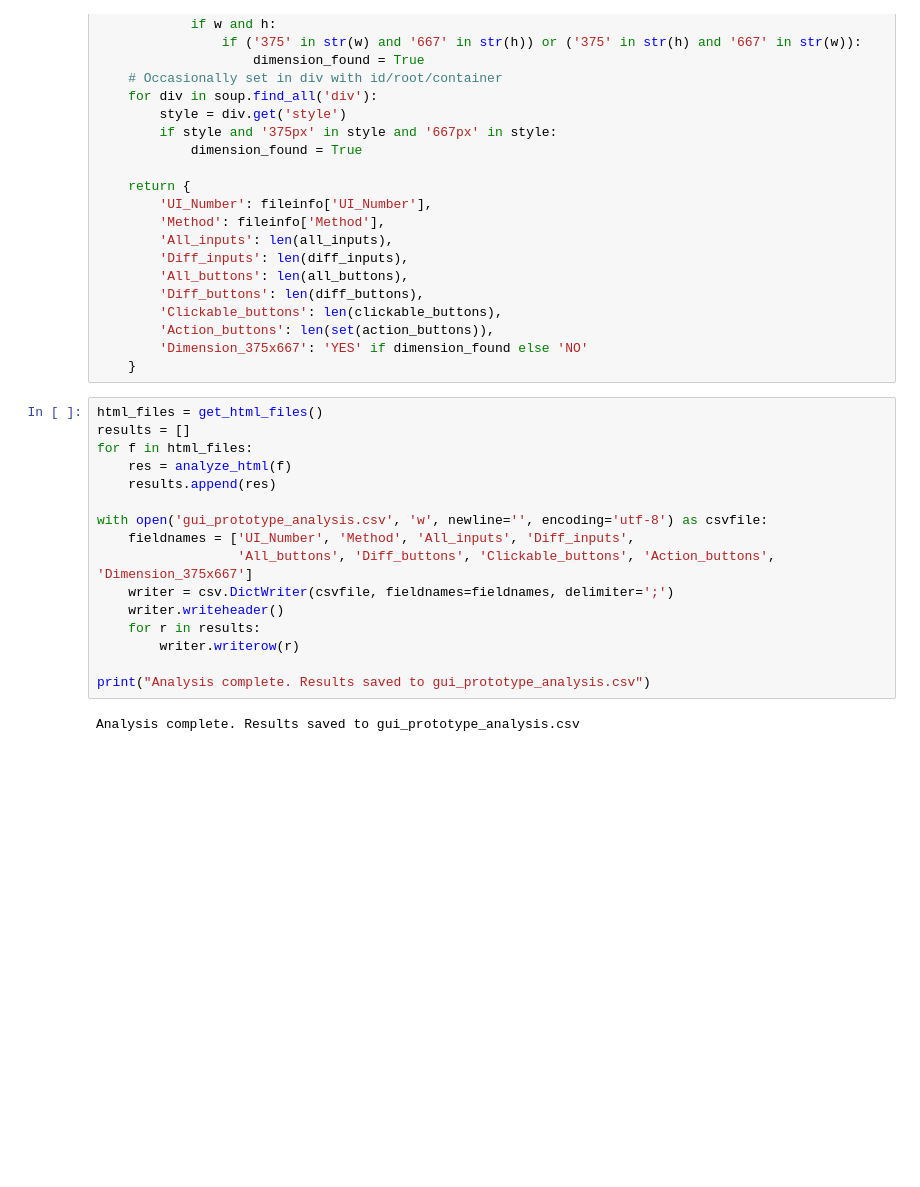
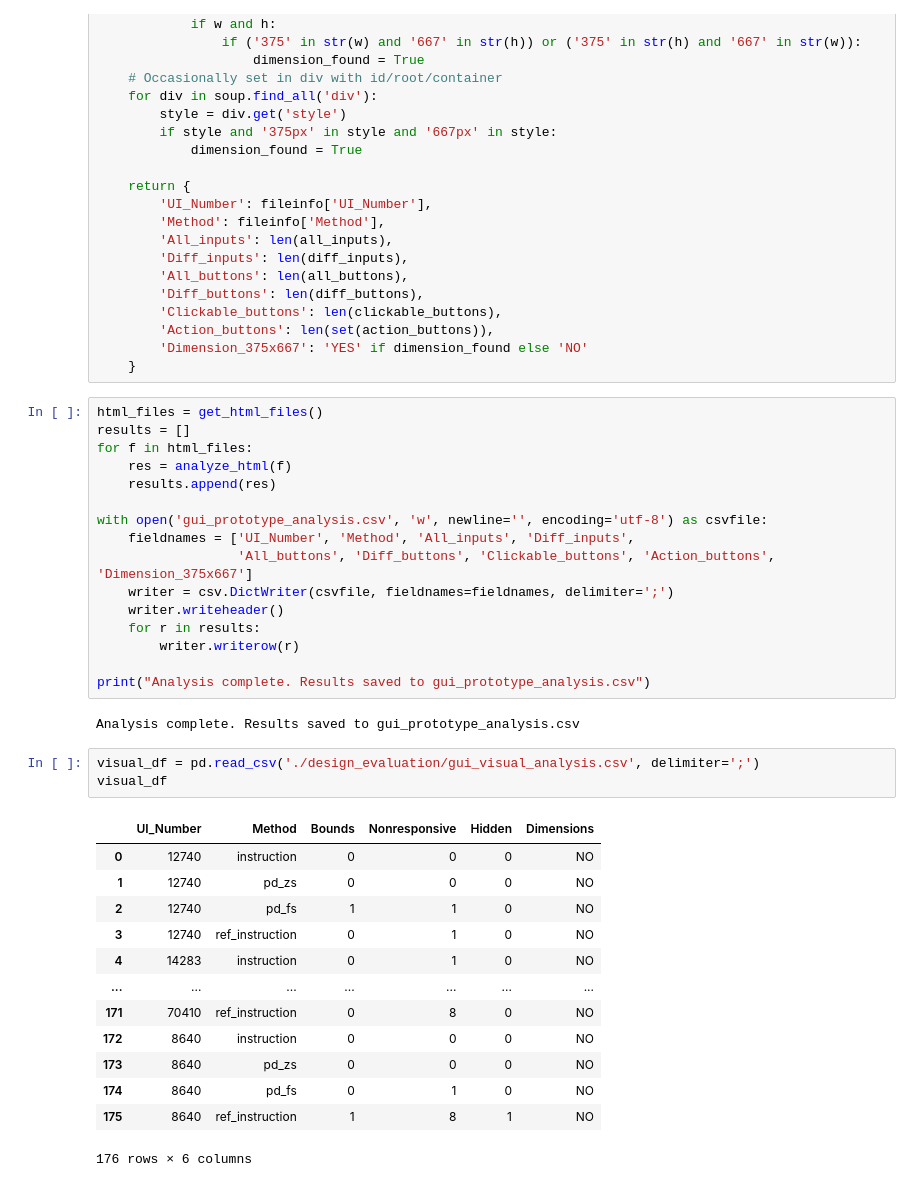
Before and after one commit to mmarolt/gui-prototyping-analysis, a Jupyter notebook: quantitative_analysis/analyze_prototype_elements.ipynb, the cells around one changed output. Drawn from its saved outputs; the diff is of its cells as text; blank space fills up the shorter version.

```diff
--- a/quantitative_analysis/analyze_prototype_elements.ipynb
+++ b/quantitative_analysis/analyze_prototype_elements.ipynb
@@ -100,3 +104,20 @@ with open('gui_prototype_analysis.csv', 'w', newline='', encoding='utf-8') as cs
 print("Analysis complete. Results saved to gui_prototype_analysis.csv")
 # %% [output]
 Analysis complete. Results saved to gui_prototype_analysis.csv
+# %%
+visual_df = pd.read_csv('./design_evaluation/gui_visual_analysis.csv', delimiter=';')
+visual_df
+# %% [output]
+|  | UI_Number | Method | Bounds | Nonresponsive | Hidden | Dimensions |
+| 0 | 12740 | instruction | 0 | 0 | 0 | NO |
+| 1 | 12740 | pd_zs | 0 | 0 | 0 | NO |
+| 2 | 12740 | pd_fs | 1 | 1 | 0 | NO |
+| 3 | 12740 | ref_instruction | 0 | 1 | 0 | NO |
+| 4 | 14283 | instruction | 0 | 1 | 0 | NO |
+| ... | ... | ... | ... | ... | ... | ... |
+| 171 | 70410 | ref_instruction | 0 | 8 | 0 | NO |
+| 172 | 8640 | instruction | 0 | 0 | 0 | NO |
+| 173 | 8640 | pd_zs | 0 | 0 | 0 | NO |
+| 174 | 8640 | pd_fs | 0 | 1 | 0 | NO |
+| 175 | 8640 | ref_instruction | 1 | 8 | 1 | NO |
+176 rows × 6 columns
```
Also changed, not shown: parts of 10 cells of this notebook, 2 other files.
